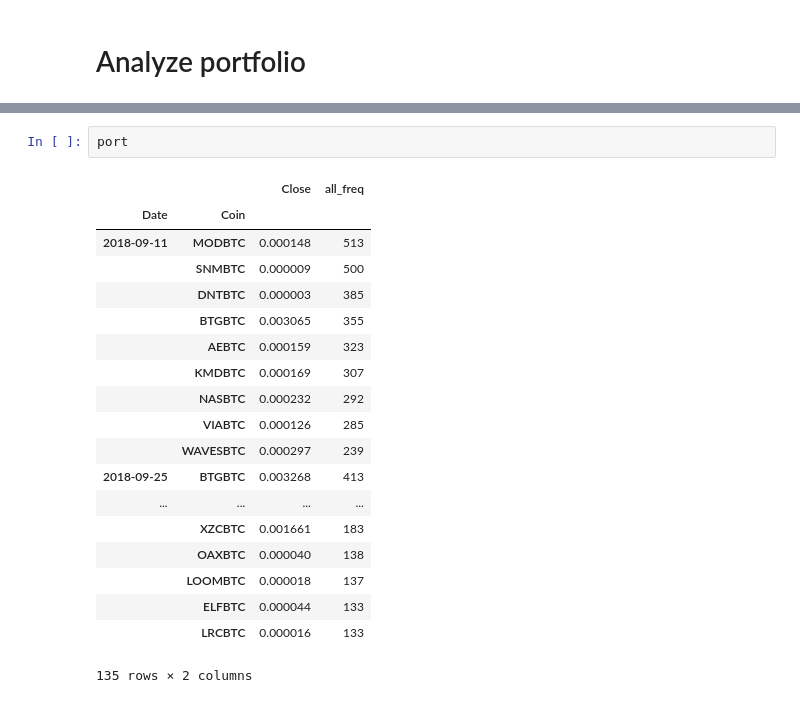
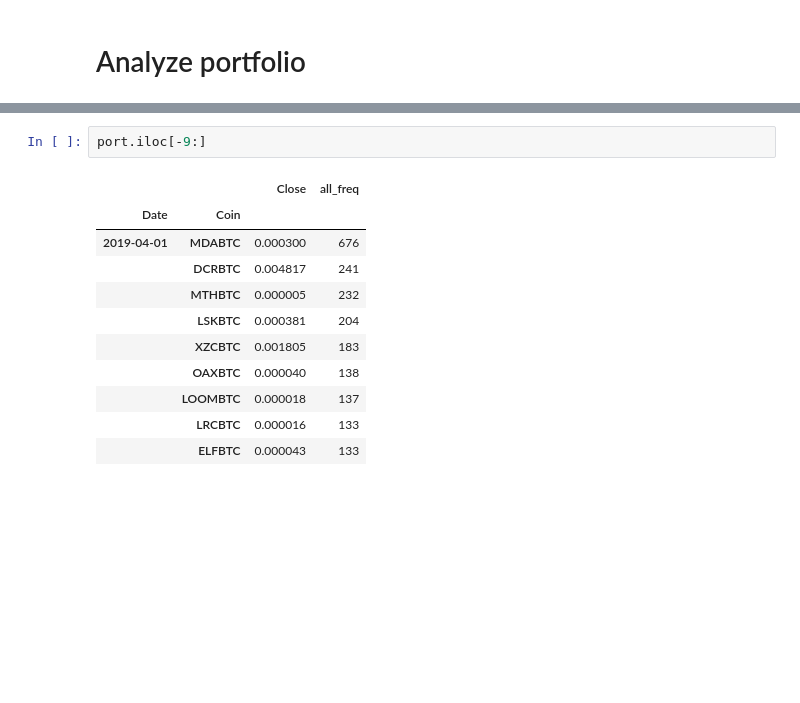
Before and after one commit to darkstar4401/Portfolio-Analysis, a Jupyter notebook: port_maker_v2.ipynb, the cells around one changed output, grey strips where cells are left out. Drawn from its saved outputs; the diff is of its cells as text; blank space fills up the shorter version.

```diff
--- a/port_maker_v2.ipynb
+++ b/port_maker_v2.ipynb
@@ -642,25 +705,17 @@ Index(['2019-03-28', '2019-03-30', '2019-04-01'], dtype='object', name='Date')
 # %%
-port
+port.iloc[-9:]
 # %% [output]
 |  |  | Close | all_freq |
 | Date | Coin |  |  |
-| 2018-09-11 | MODBTC | 0.000148 | 513 |
-|  | SNMBTC | 0.000009 | 500 |
-|  | DNTBTC | 0.000003 | 385 |
-|  | BTGBTC | 0.003065 | 355 |
-|  | AEBTC | 0.000159 | 323 |
-|  | KMDBTC | 0.000169 | 307 |
-|  | NASBTC | 0.000232 | 292 |
-|  | VIABTC | 0.000126 | 285 |
-|  | WAVESBTC | 0.000297 | 239 |
-| 2018-09-25 | BTGBTC | 0.003268 | 413 |
-| ... | ... | ... | ... |
-|  | XZCBTC | 0.001661 | 183 |
+| 2019-04-01 | MDABTC | 0.000300 | 676 |
+|  | DCRBTC | 0.004817 | 241 |
+|  | MTHBTC | 0.000005 | 232 |
+|  | LSKBTC | 0.000381 | 204 |
+|  | XZCBTC | 0.001805 | 183 |
 |  | OAXBTC | 0.000040 | 138 |
 |  | LOOMBTC | 0.000018 | 137 |
-|  | ELFBTC | 0.000044 | 133 |
 |  | LRCBTC | 0.000016 | 133 |
+|  | ELFBTC | 0.000043 | 133 |
-135 rows × 2 columns
 # %%
 p_dates = port.index.get_level_values('Date').drop_duplicates()
 returns = []
```
Also changed, not shown: parts of 10 cells of this notebook.
